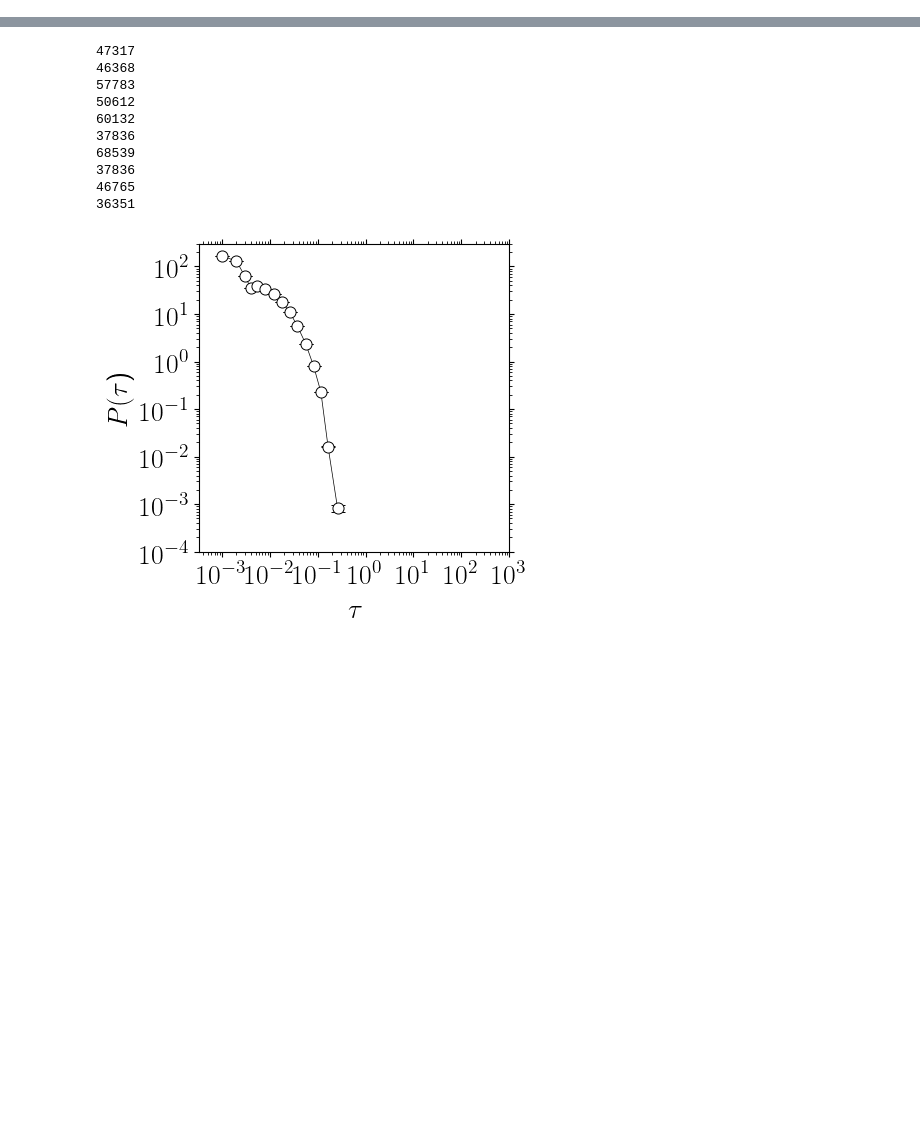
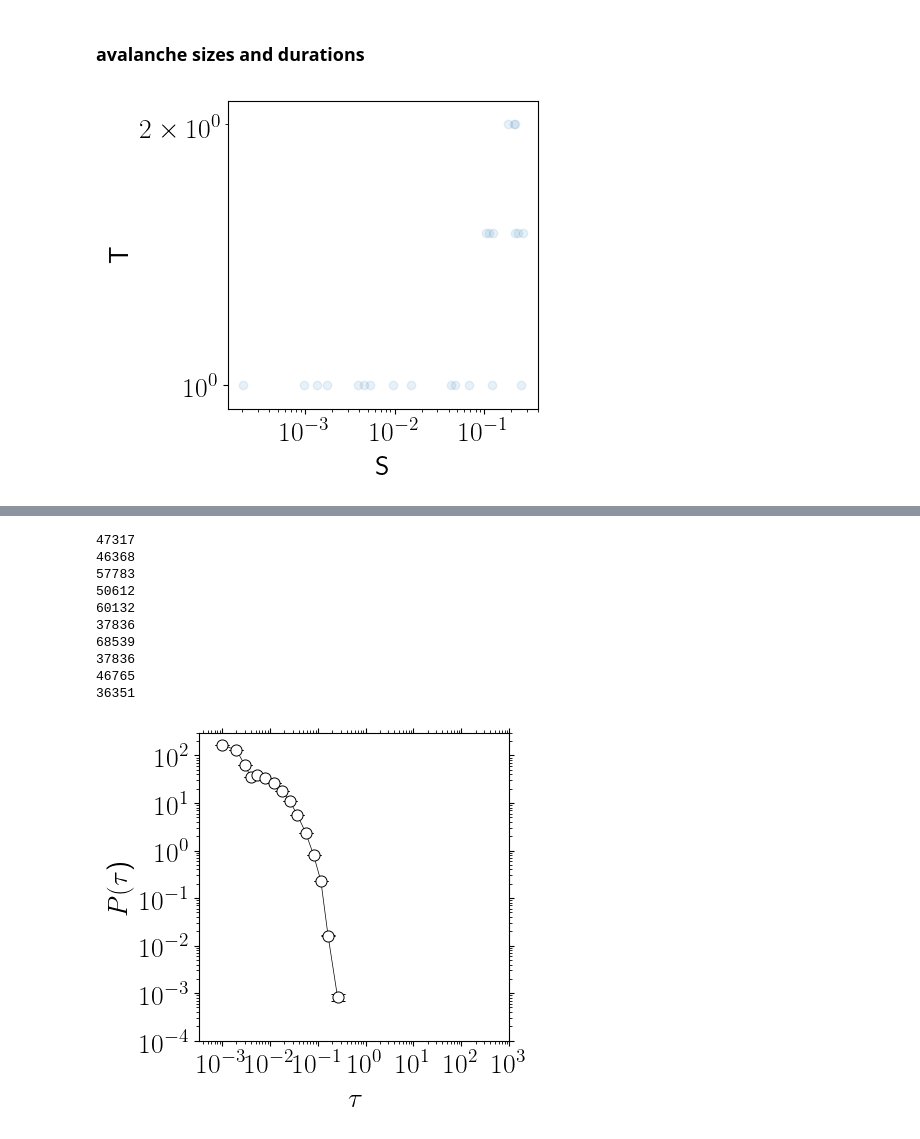
Before and after one commit to kkarimi62/NaumanFriction, a Jupyter notebook: Untitled.ipynb, the cells around one changed output, grey strips where cells are left out. Saved outputs shown, nothing was run; the diff lists cells and outputs as text; code cells hidden in the pictures; blank space fills up the shorter version.

```diff
--- a/Untitled.ipynb
+++ b/Untitled.ipynb
@@ -164,0 +193,26 @@ None
+# %% [markdown]
+### avalanche sizes and durations
+# %%
+#--- scatter plot of S vs T
+
+smin = -1e-5 #--- lower cut-off
+
+fig = plt.figure(figsize=(4,4))
+ax1 = fig.add_subplot(1,1,1)
+ax1.set_xscale('log')
+ax1.set_yscale('log')
+ax1.set_xlabel('S')
+ax1.set_ylabel('T')
+#ax1.set_xlim(1e-5,1)
+
+for isamp in xrange(nsamp):
+    ax1.scatter(df[isamp]['ds'],df[isamp]['duration'],
+#                color='black',
+                alpha=0.1)
+
+fig.savefig('%s/st.png'%DIR_OUTPT_figs,dpi=150,bbox_inches='tight')
+#ax1.plot([1e-5,.1],[5,5*(.1/1e-5)**0.5])
+#ax1.plot([smin,smin],[1,10])
+#plt.show()
+# %% [output]
+[figure, added]
```
Also changed, not shown: parts of 96 cells of this notebook, 10 other files.
